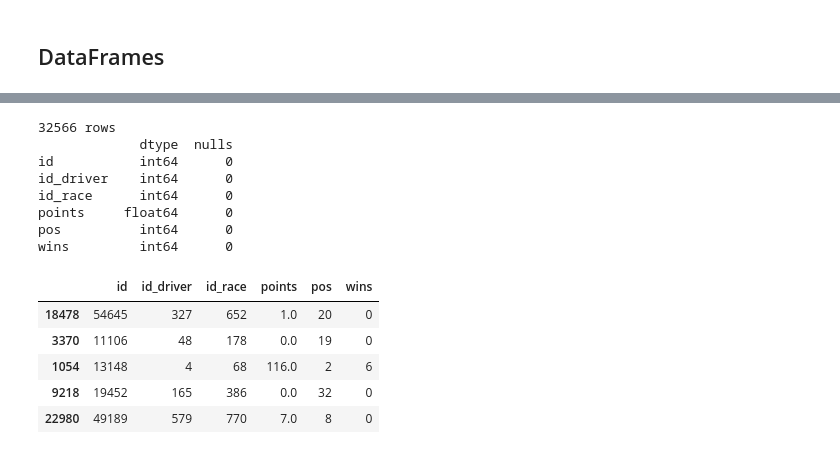
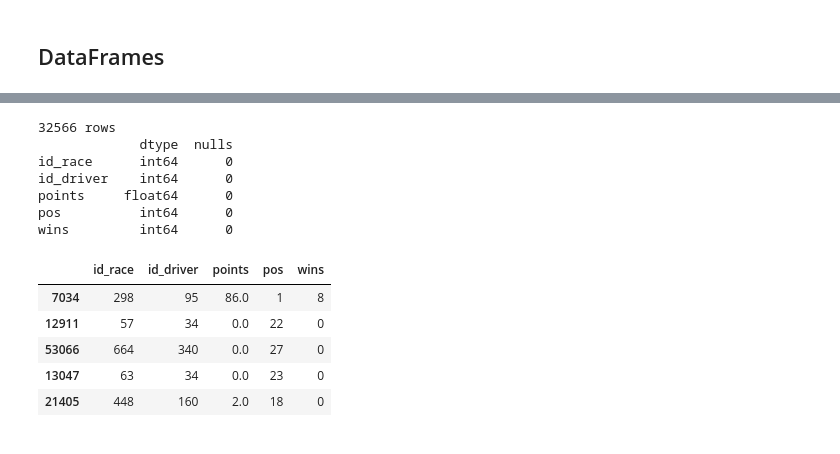
Before and after one commit to samkennerly/kingofsnake, a Jupyter notebook: books/etl/ergast_f1.ipynb, the cells around one changed output, grey strips where cells are left out. Cells and saved outputs as stored; diff of their text form; code cells hidden in the pictures.

```diff
--- a/books/etl/ergast_f1.ipynb
+++ b/books/etl/ergast_f1.ipynb
@@ -11,10 +11,10 @@ Extract, transform, and load data from Ergast Formula 1 data.
 https://ergast.com/mrd/db
 # %%
 from etl import DATADIR, afew, ErgastF1
-ZIPPATH = DATADIR / 'ergast/ergastf1.zip'
+ZIPPATH = DATADIR / 'ergast/f1.zip'
 # %%
-tables = ErgastF1(ZIPPATH)
-tables.names
+f1 = ErgastF1(ZIPPATH)
+f1.names
 # %% [output]
 ['circuits.csv',
  'constructor_results.csv',
@@ -91,18 +89,17 @@ ref               object      0
 # %%
-afew(tables.driver_standings)
+afew(f1.driver_standings)
 # %% [output]
 32566 rows
              dtype  nulls
-id           int64      0
+id_race      int64      0
 id_driver    int64      0
-id_race      int64      0
 points     float64      0
 pos          int64      0
 wins         int64      0
-|  | id | id_driver | id_race | points | pos | wins |
-| 18478 | 54645 | 327 | 652 | 1.0 | 20 | 0 |
-| 3370 | 11106 | 48 | 178 | 0.0 | 19 | 0 |
-| 1054 | 13148 | 4 | 68 | 116.0 | 2 | 6 |
-| 9218 | 19452 | 165 | 386 | 0.0 | 32 | 0 |
-| 22980 | 49189 | 579 | 770 | 7.0 | 8 | 0 |
+|  | id_race | id_driver | points | pos | wins |
+| 7034 | 298 | 95 | 86.0 | 1 | 8 |
+| 12911 | 57 | 34 | 0.0 | 22 | 0 |
+| 53066 | 664 | 340 | 0.0 | 27 | 0 |
+| 13047 | 63 | 34 | 0.0 | 23 | 0 |
+| 21405 | 448 | 160 | 2.0 | 18 | 0 |
 # %%
```
Also changed, not shown: parts of 12 cells of this notebook, 1 other file.
